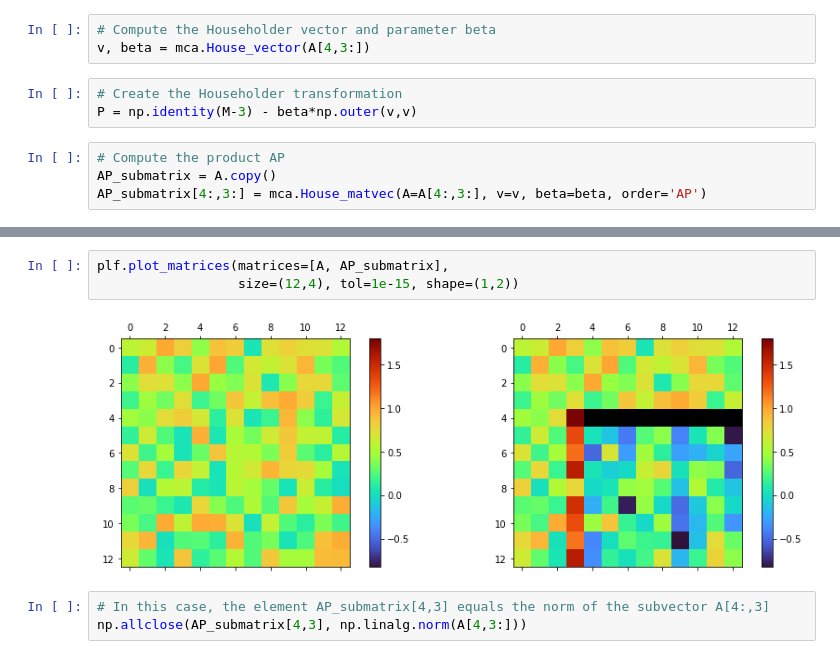
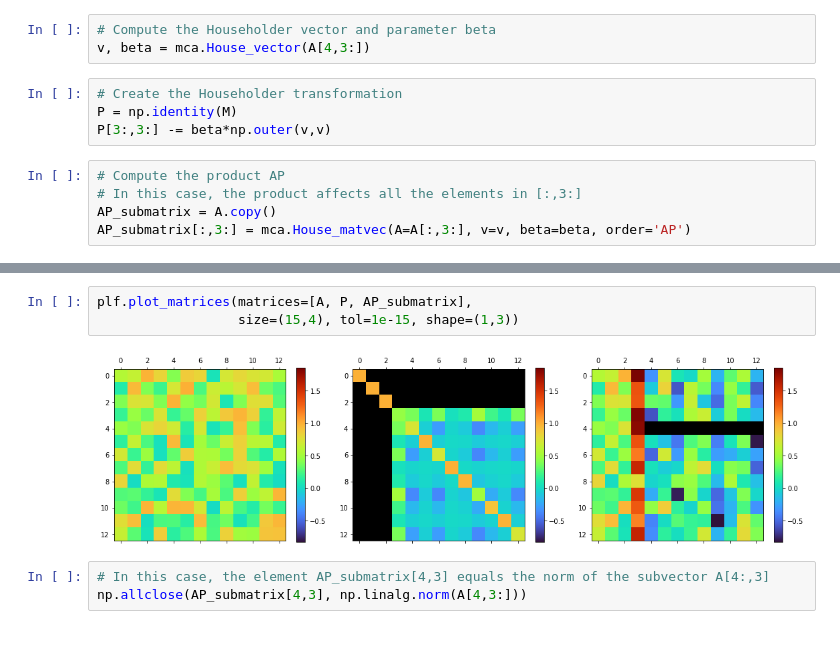
Before and after one commit to birocoles/matcomp, a Jupyter notebook: code/Householder_transformation.ipynb, the cells around one changed output, grey strips where cells are left out. Drawn from its saved outputs; the diff is of its cells as text.

```diff
--- a/code/Householder_transformation.ipynb
+++ b/code/Householder_transformation.ipynb
@@ -182,9 +189,11 @@ True
 v, beta = mca.House_vector(A[4,3:])
 # %%
 # Create the Householder transformation
-P = np.identity(M-3) - beta*np.outer(v,v)
+P = np.identity(M)
+P[3:,3:] -= beta*np.outer(v,v)
 # %%
 # Compute the product AP
+# In this case, the product affects all the elements in [:,3:]
 AP_submatrix = A.copy()
-AP_submatrix[4:,3:] = mca.House_matvec(A=A[4:,3:], v=v, beta=beta, order='AP')
+AP_submatrix[:,3:] = mca.House_matvec(A=A[:,3:], v=v, beta=beta, order='AP')
 # %%
@@ -202,8 +208,8 @@ True
 # %%
-plf.plot_matrices(matrices=[A, AP_submatrix],
-                  size=(12,4), tol=1e-15, shape=(1,2))
+plf.plot_matrices(matrices=[A, P, AP_submatrix],
+                  size=(15,4), tol=1e-15, shape=(1,3))
 # %% [output]
-[figure, old version]
+[figure, new version]
 # %%
 # In this case, the element AP_submatrix[4,3] equals the norm of the subvector A[4:,3]
 np.allclose(AP_submatrix[4,3], np.linalg.norm(A[4,3:]))
```
Also changed, not shown: parts of 21 cells of this notebook.
